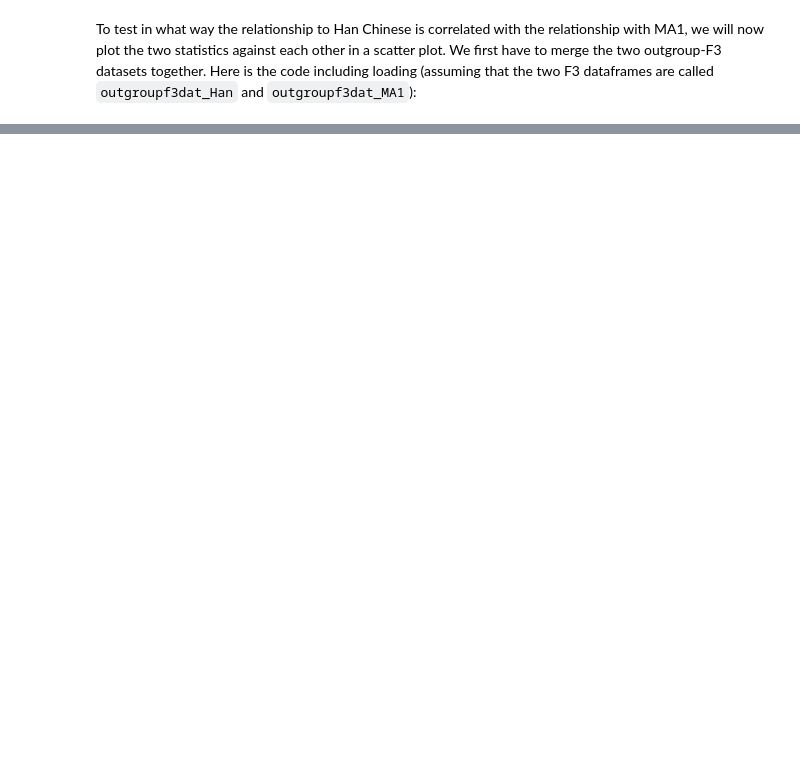
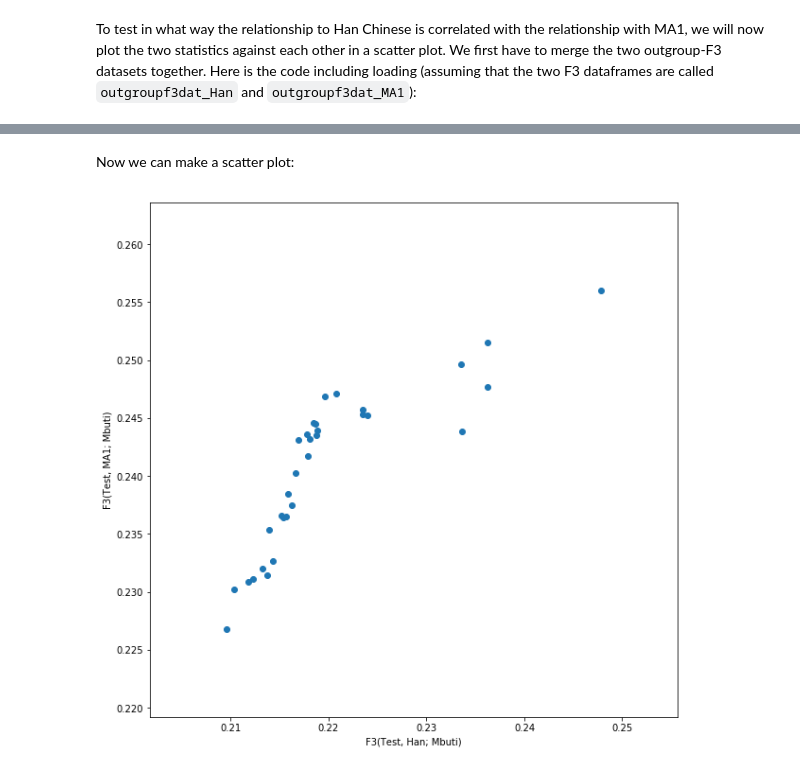
Before and after one commit to Schiffels-Popgen/popgen_course, a Jupyter notebook: 05_pynb_fstatistics.ipynb, the cells around one changed output, grey strips where cells are left out. Drawn from its saved outputs; the diff is of its cells as text; code cells hidden in the pictures; blank space fills up the shorter version.

```diff
--- a/05_pynb_fstatistics.ipynb
+++ b/05_pynb_fstatistics.ipynb
@@ -306,2 +308,11 @@ OK, so we now know that ancestry related to Native Americans contributed to Euro
 # %% [markdown]
 To test in what way the relationship to Han Chinese is correlated with the relationship with MA1, we will now plot the two statistics against each other in a scatter plot. We first have to merge the two outgroup-F3 datasets together. Here is the code including loading (assuming that the two F3 dataframes are called `outgroupf3dat_Han` and `outgroupf3dat_MA1`):
+# %%
+outgroupf3dat_Han = pd.read_csv("f3_outgroup_stats_Han.txt",
+                        delim_whitespace=True,
+                        names=["dummy", "A", "B", "C", "F3", "stderr", "Z", "nSNPs"])
+outgroupf3dat_MA1 = pd.read_csv("f3_outgroup_stats_MA1.txt",
+                        delim_whitespace=True,
+                        names=["dummy", "A", "B", "C", "F3", "stderr", "Z", "nSNPs"])
+
+outgroupf3dat_merged = outgroupf3dat_Han.merge(outgroupf3dat_MA1, on="B", suffixes=("_Han", "_MA1"))
@@ -307,0 +341,9 @@ To test in what way the relationship to Han Chinese is correlated with the relat
+# %% [markdown]
+Now we can make a scatter plot:
+# %%
+plt.figure(figsize=(10, 10))
+plt.scatter(x=outgroupf3dat_merged["F3_Han"], y=outgroupf3dat_merged["F3_MA1"])
+plt.xlabel("F3(Test, Han; Mbuti)");
+plt.ylabel("F3(Test, MA1; Mbuti)");
+# %% [output]
+[figure, added]
```
Also changed, not shown: parts of 12 cells of this notebook, 6 other files.
